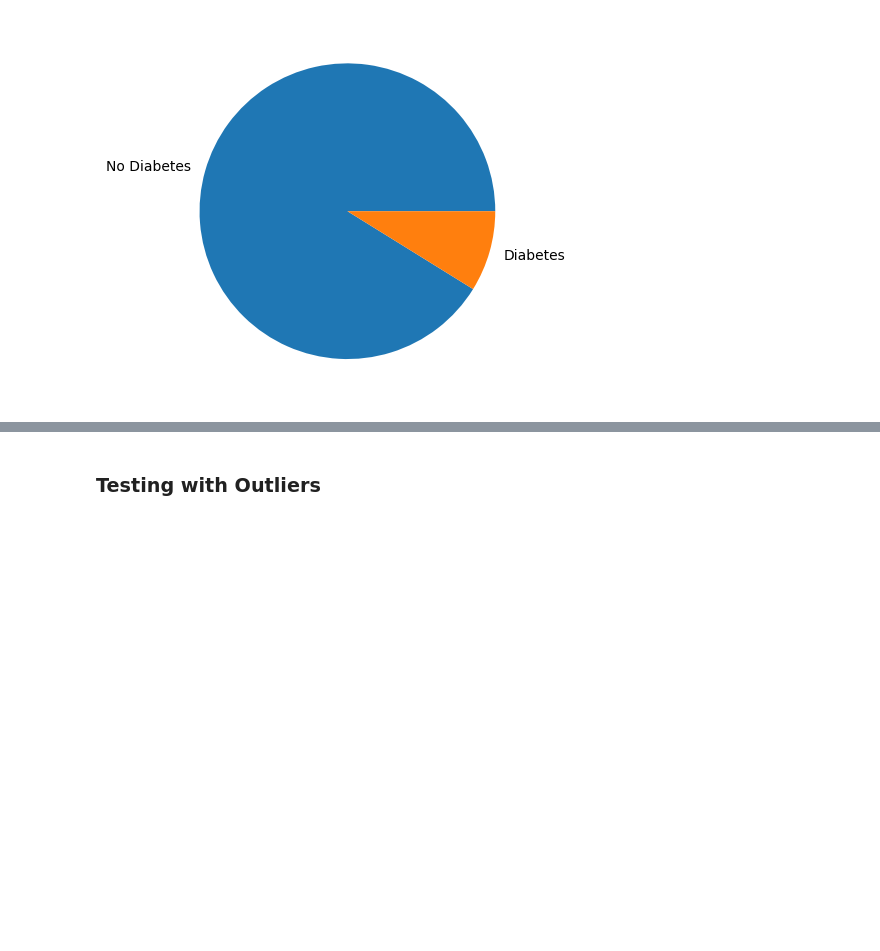
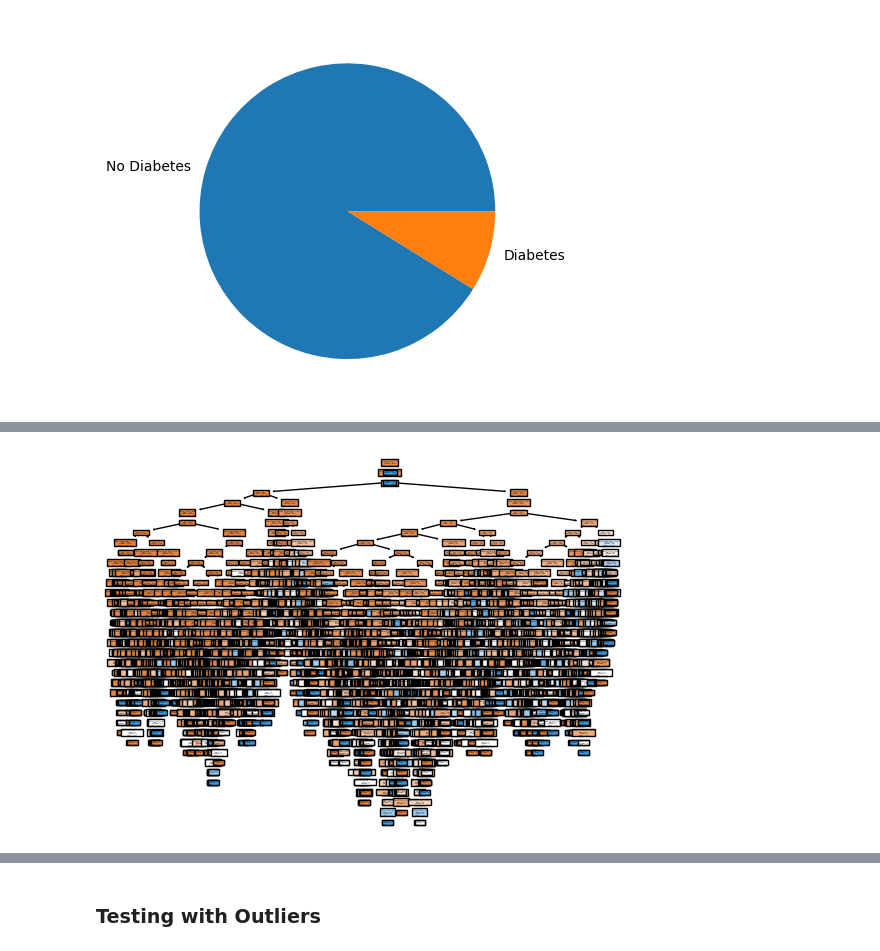
Before and after one commit to ChetanAIML/Team5, a Jupyter notebook: ML_FinalProject_Team5.ipynb, the cells around one changed output, grey strips where cells are left out. Saved outputs shown, nothing was run; the diff lists cells and outputs as text; code cells hidden in the pictures; blank space fills up the shorter version.

```diff
--- a/ML_FinalProject_Team5.ipynb
+++ b/ML_FinalProject_Team5.ipynb
@@ -490,0 +526,6 @@ def Calculate_Model_Scores(predicted, actual):
+# %%
+f_names=list(X_test.columns) # Names of features
+tree.plot_tree(model1, filled=True, feature_names=f_names) # Plotting
+plt.show()
+# %% [output]
+[figure, added]
```
Also changed, not shown: parts of 39 cells of this notebook.
